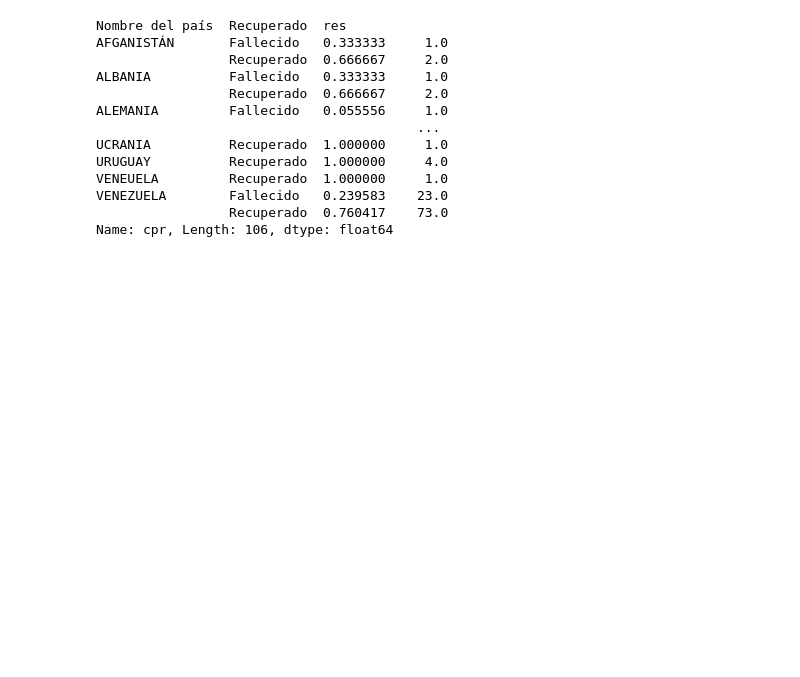
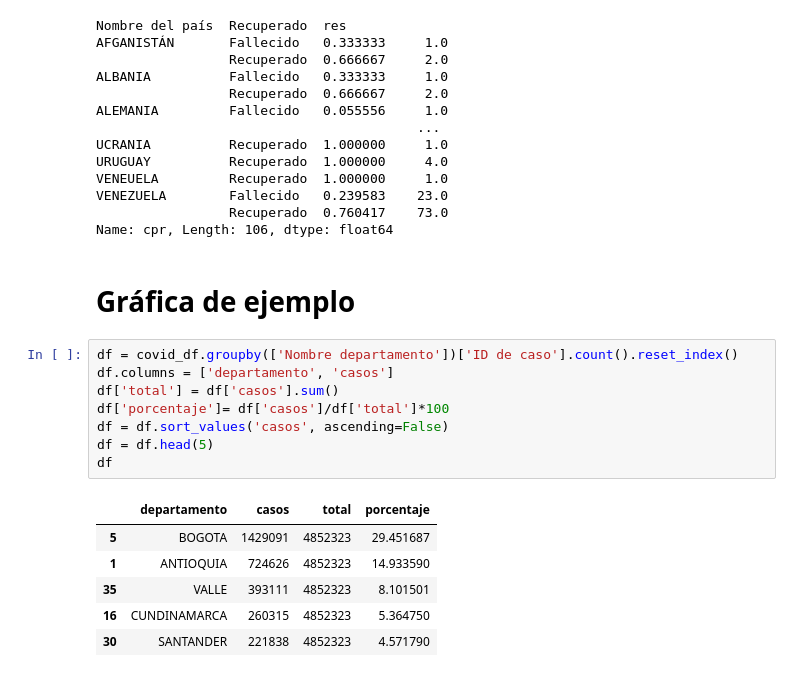
Before and after one commit to apdaza/bigdata_migracion, a Jupyter notebook: notebooks/covid.ipynb, the cells around one changed output. Saved outputs shown, nothing was run; the diff lists cells and outputs as text; blank space fills up the shorter version.

```diff
--- a/notebooks/covid.ipynb
+++ b/notebooks/covid.ipynb
@@ -394,3 +396,20 @@ VENEUELA         Recuperado  1.000000     1.0
 VENEZUELA        Fallecido   0.239583    23.0
                  Recuperado  0.760417    73.0
 Name: cpr, Length: 106, dtype: float64
+# %% [markdown]
+# Gráfica de ejemplo
+# %%
+df = covid_df.groupby(['Nombre departamento'])['ID de caso'].count().reset_index()
+df.columns = ['departamento', 'casos']
+df['total'] = df['casos'].sum()
+df['porcentaje']= df['casos']/df['total']*100
+df = df.sort_values('casos', ascending=False)
+df = df.head(5)
+df
+# %% [output]
+|  | departamento | casos | total | porcentaje |
+| 5 | BOGOTA | 1429091 | 4852323 | 29.451687 |
+| 1 | ANTIOQUIA | 724626 | 4852323 | 14.933590 |
+| 35 | VALLE | 393111 | 4852323 | 8.101501 |
+| 16 | CUNDINAMARCA | 260315 | 4852323 | 5.364750 |
+| 30 | SANTANDER | 221838 | 4852323 | 4.571790 |
```
Also changed, not shown: parts of 4 cells of this notebook, 4 other files.
